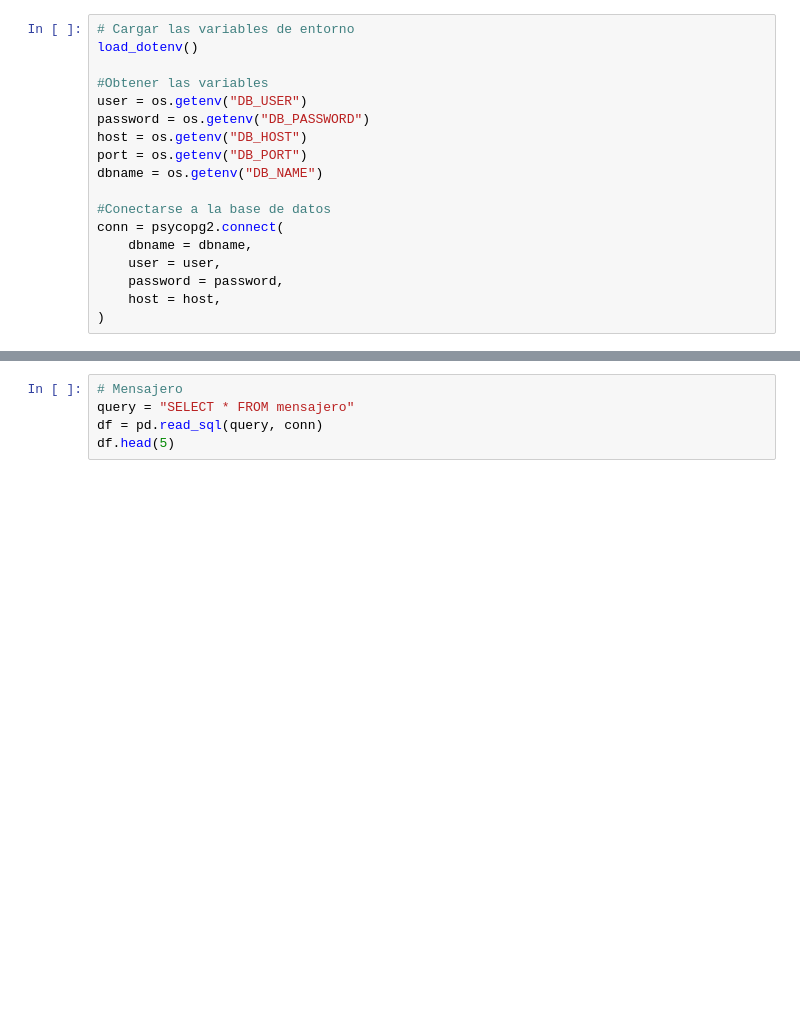
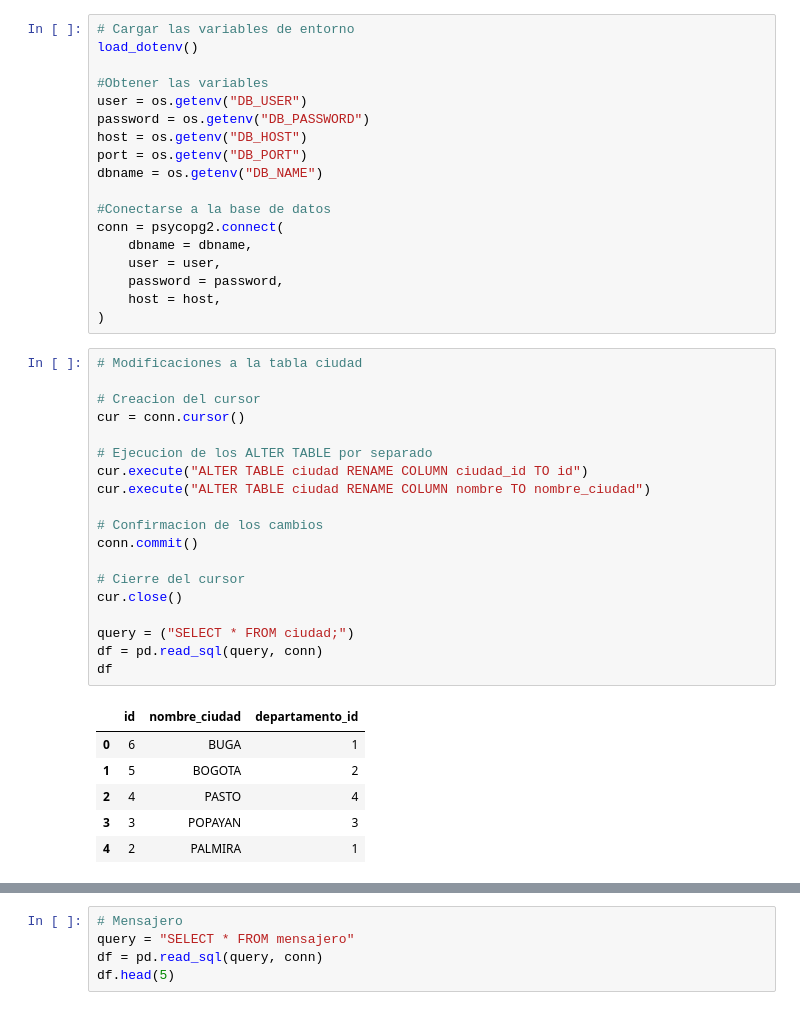
Before and after one commit to AndresIsCoding/Proyecto-ciencia-de-datos, a Jupyter notebook: ETL.ipynb, the cells around one changed output, grey strips where cells are left out. Cells and saved outputs as stored; diff of their text form; blank space fills up the shorter version.

```diff
--- a/ETL.ipynb
+++ b/ETL.ipynb
@@ -30,3 +26,29 @@ conn = psycopg2.connect(
     password = password,
     host = host,
 )
+# %%
+# Modificaciones a la tabla ciudad
+
+# Creacion del cursor
+cur = conn.cursor()
+
+# Ejecucion de los ALTER TABLE por separado
+cur.execute("ALTER TABLE ciudad RENAME COLUMN ciudad_id TO id")
+cur.execute("ALTER TABLE ciudad RENAME COLUMN nombre TO nombre_ciudad")
+
+# Confirmacion de los cambios
+conn.commit()
+
+# Cierre del cursor
+cur.close()
+
+query = ("SELECT * FROM ciudad;")
+df = pd.read_sql(query, conn)
+df
+# %% [output]
+|  | id | nombre_ciudad | departamento_id |
+| 0 | 6 | BUGA | 1 |
+| 1 | 5 | BOGOTA | 2 |
+| 2 | 4 | PASTO | 4 |
+| 3 | 3 | POPAYAN | 3 |
+| 4 | 2 | PALMIRA | 1 |
```
Also changed, not shown: parts of 5 cells of this notebook, 1 other file.
